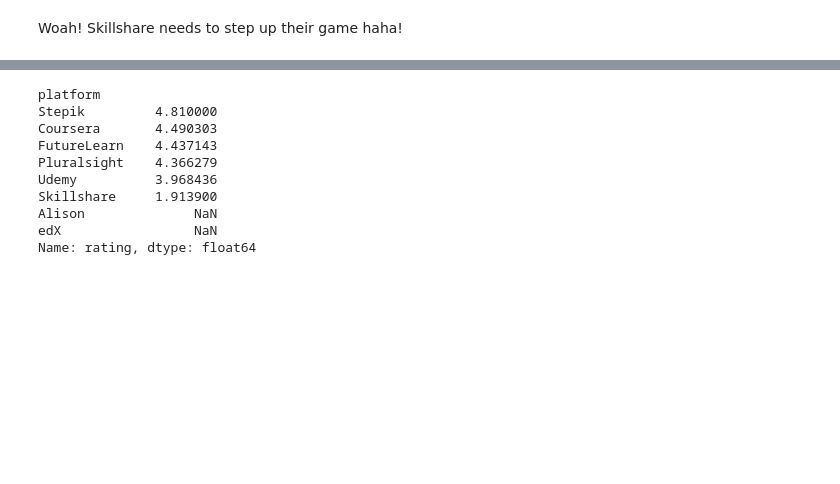
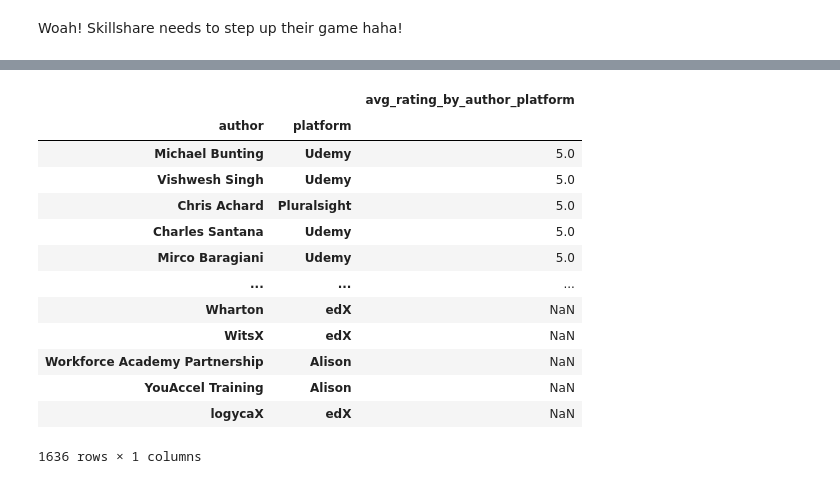
Before and after one commit to mcmanus-git/Online-Data-Science-Courses, a Jupyter notebook: EDA/Initial EDA.ipynb, the cells around one changed output, grey strips where cells are left out. Drawn from its saved outputs; the diff is of its cells as text; code cells hidden in the pictures; blank space fills up the shorter version.

```diff
--- a/EDA/Initial EDA.ipynb
+++ b/EDA/Initial EDA.ipynb
@@ -50,13 +85,17 @@ Woah! Skillshare needs to step up their game haha!
 # %%
-df.groupby('platform').mean()['rating'].sort_values(ascending=False)
+df.groupby(['author', 'platform']).agg(avg_rating_by_author_platform=pd.NamedAgg(column='rating', aggfunc='mean')).sort_values('avg_rating_by_author_platform', ascending=False)
 # %% [output]
+|  |  | avg_rating_by_author_platform |
+| author | platform |  |
+| Michael Bunting | Udemy | 5.0 |
+| Vishwesh Singh | Udemy | 5.0 |
+| Chris Achard | Pluralsight | 5.0 |
+| Charles Santana | Udemy | 5.0 |
+| Mirco Baragiani | Udemy | 5.0 |
+| ... | ... | ... |
+| Wharton | edX | NaN |
+| WitsX | edX | NaN |
+| Workforce Academy Partnership | Alison | NaN |
+| YouAccel Training | Alison | NaN |
+| logycaX | edX | NaN |
-platform
-Stepik         4.810000
-Coursera       4.490303
-FutureLearn    4.437143
-Pluralsight    4.366279
-Udemy          3.968436
-Skillshare     1.913900
-Alison              NaN
-edX                 NaN
-Name: rating, dtype: float64
+1636 rows × 1 columns
```
Also changed, not shown: parts of 7 cells of this notebook, 1 other file.
